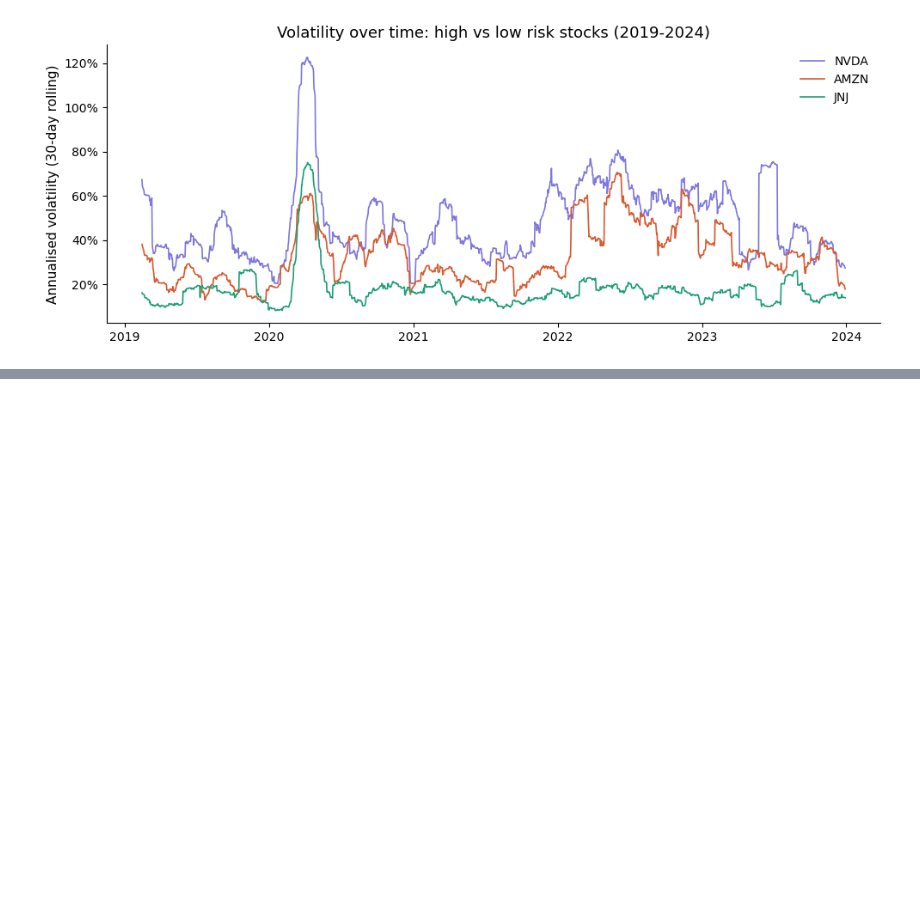
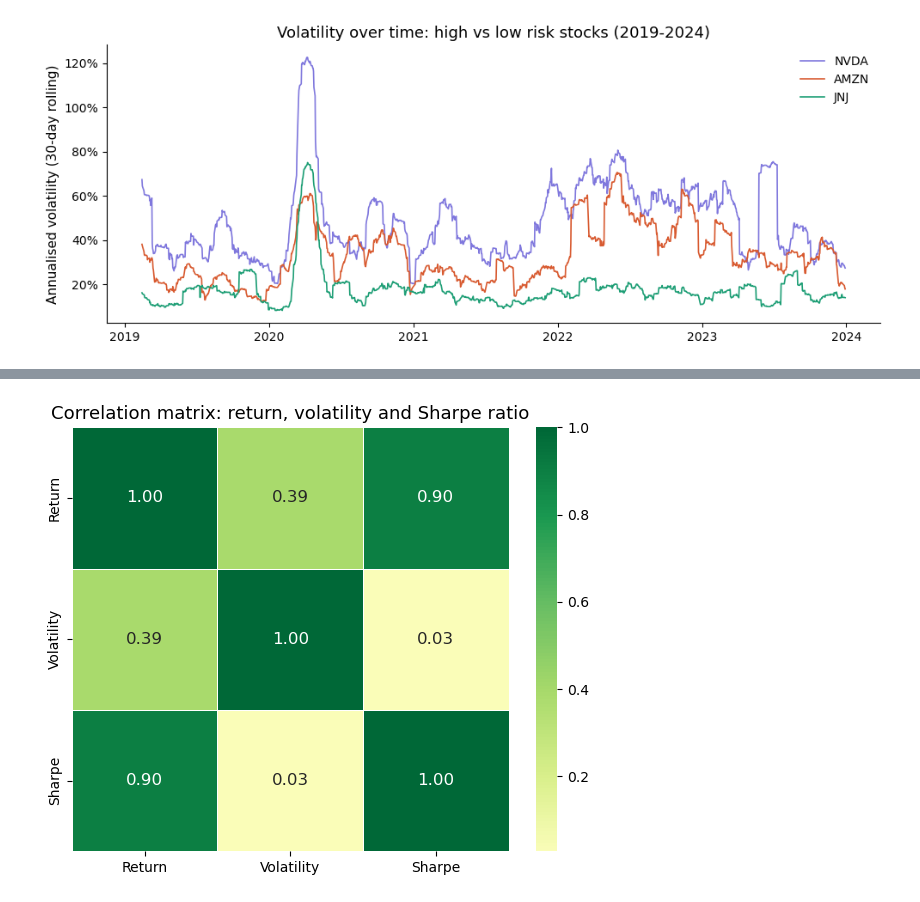
Before and after one commit to auste06/stock-volatility-returns, a Jupyter notebook: notebooks/blog.ipynb, the cells around one changed output, grey strips where cells are left out. Drawn from its saved outputs; the diff is of its cells as text; code cells hidden in the pictures; blank space fills up the shorter version.

```diff
--- a/notebooks/blog.ipynb
+++ b/notebooks/blog.ipynb
@@ -414,0 +387,14 @@ volatility. All code available at the GitHub repository linked above.
+# %%
+corr = df[["annual_return","annual_volatility","sharpe_ratio"]].corr()
+corr.columns = ["Return","Volatility","Sharpe"]
+corr.index = ["Return","Volatility","Sharpe"]
+
+fig, ax = plt.subplots(figsize=(6, 5))
+sns.heatmap(corr, annot=True, fmt=".2f", cmap="RdYlGn",
+            center=0, ax=ax, linewidths=0.5, annot_kws={"size": 12})
+ax.set_title("Correlation matrix: return, volatility and Sharpe ratio", fontsize=13)
+plt.tight_layout()
+plt.savefig("../figures/06_correlation_heatmap.png", dpi=150)
+plt.show()
+# %% [output]
+[figure, added]
```
Also changed, not shown: parts of 8 cells of this notebook, 6 other files.
